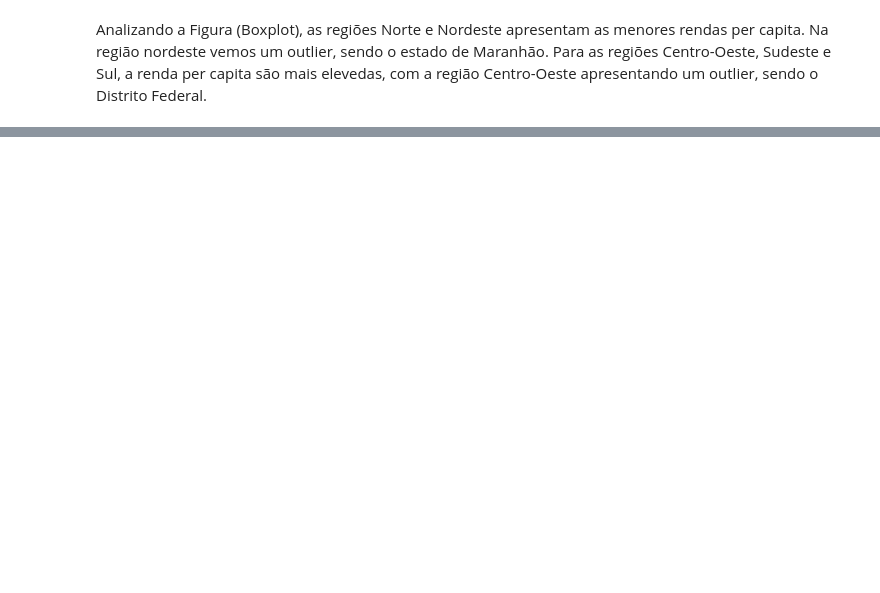
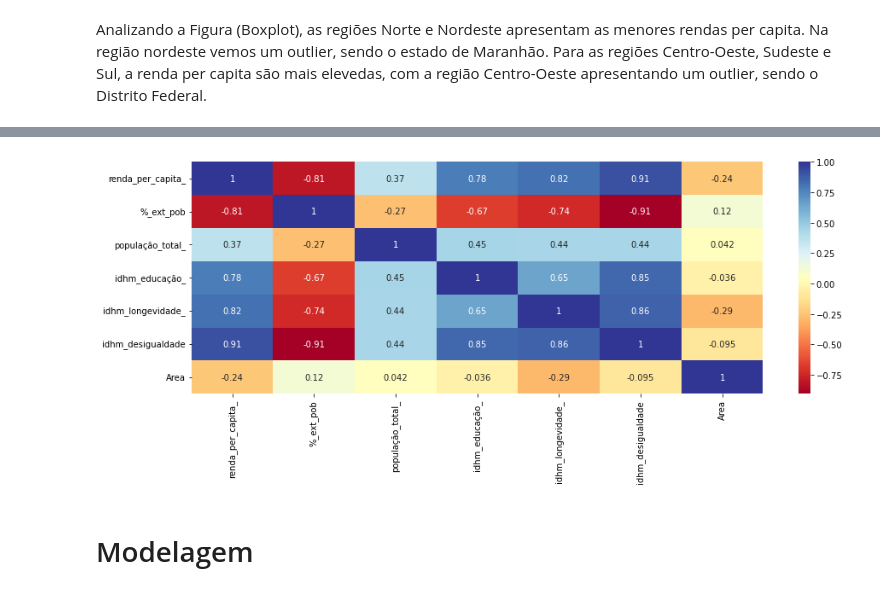
Before and after one commit to VitorBSP/GDP_StatesBR, a Jupyter notebook: modelagem.ipynb, the cells around one changed output, grey strips where cells are left out. Saved outputs shown, nothing was run; the diff lists cells and outputs as text; code cells hidden in the pictures; blank space fills up the shorter version.

```diff
--- a/modelagem.ipynb
+++ b/modelagem.ipynb
@@ -80,7 +93,7 @@ sns.PairGrid(data=base.iloc[0:27,:],y_vars=['renda_per_capita_'],x_vars=['idhm_e
 dummies = pd.get_dummies(base['Region'])
 base[dummies.columns] = dummies
 # %%
-base = base.drop(columns=['Region','idhm_desigualdade'])
+base = base.drop(columns=['Region'])
 # %%
 treino = base.iloc[0:27, :].drop(columns=['territorialidade'])
 teste = base.iloc[27:54, :].drop(columns=['territorialidade'])
@@ -94,0 +138,5 @@ val = val.drop(columns=['renda_per_capita_'])
+# %%
+plt.figure(figsize=(15, 5))
+sns.heatmap(base.iloc[0:27, 0:8].corr(), annot=True,cmap='RdYlBu');
+# %% [output]
+[figure, added]
@@ -94,0 +147,2 @@ val = val.drop(columns=['renda_per_capita_'])
+# %% [markdown]
+# Modelagem
```
Also changed, not shown: parts of 36 cells of this notebook.
